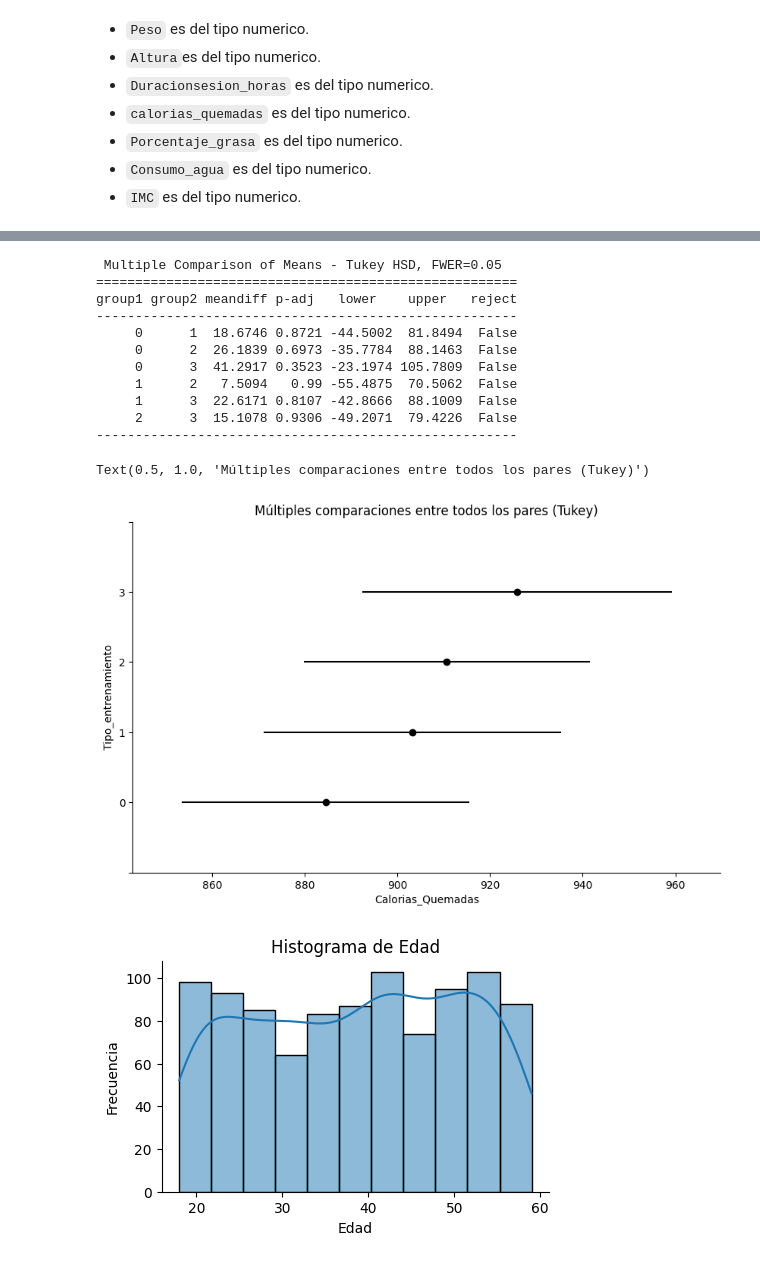
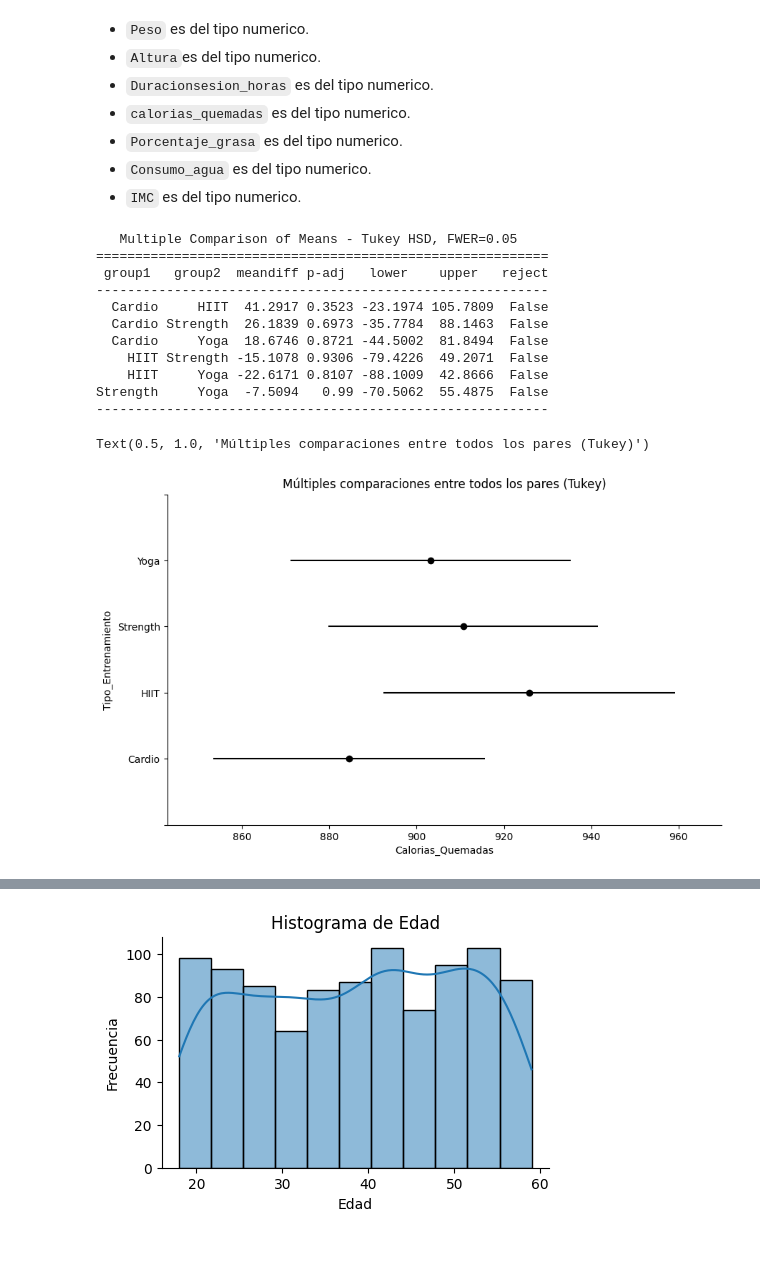
Before and after one commit to dayananathalih-prog/EstadisticaVerano2026, a Jupyter notebook: GymMembers/GYMMEMBERSu2.ipynb, the cells around one changed output, grey strips where cells are left out. Drawn from its saved outputs; the diff is of its cells as text; code cells hidden in the pictures.

```diff
--- a/GymMembers/GYMMEMBERSu2.ipynb
+++ b/GymMembers/GYMMEMBERSu2.ipynb
@@ -18,10 +18,6 @@ df
 | 971 | 32 | Male | 126.4 | 1.83 | 198 | 146 | 62 | 1.10 | ... |
 | 972 | 46 | Male | 88.7 | 1.63 | 166 | 146 | 66 | 0.75 | ... |
 973 rows × 15 columns
-# %%
-df.rename(columns={
- "Frecuenia_Entrenamiento (dias/semanas)":"Frecuencia_Entrenamiento (dias/semanas)"
-},inplace=True)
 # %%
 df.info()
 # %% [output]
@@ -88,6 +84,42 @@ df.dropna(inplace=True)
 + `Porcentaje_grasa` es del tipo numerico.
 + `Consumo_agua` es del tipo numerico.
 + `IMC` es del tipo numerico.
+# %%
+# Prueba pos-hoc, porque se debe hacer después de ANOVA
+from statsmodels.stats.multicomp import pairwise_tukeyhsd
+import matplotlib.pyplot as plt
+
+nivel_de_significancia = 0.05
+
+# Prueba de Tukey
+tukey = pairwise_tukeyhsd(
+    endog=df['Calorias_Quemadas'], # Variable de respuesta
+    groups=df['Tipo_Entrenamiento'],  # Variable categorica nominal
+    alpha=nivel_de_significancia) # nivel de significancia
+
+# Mostrar los resultados
+print(tukey)
+
+# Gráfico de las diferencias entre grupos
+tukey.plot_simultaneous(ylabel="Tipo_Entrenamiento", xlabel="Calorias_Quemadas")
+
+plt.gca().spines['right'].set_visible(False) # derecha
+plt.gca().spines['top'].set_visible(False)   # superior
+plt.title("Múltiples comparaciones entre todos los pares (Tukey)")
+# %% [output]
+   Multiple Comparison of Means - Tukey HSD, FWER=0.05
+==========================================================
+ group1   group2  meandiff p-adj   lower    upper   reject
+----------------------------------------------------------
+  Cardio     HIIT  41.2917 0.3523 -23.1974 105.7809  False
+  Cardio Strength  26.1839 0.6973 -35.7784  88.1463  False
+  Cardio     Yoga  18.6746 0.8721 -44.5002  81.8494  False
+    HIIT Strength -15.1078 0.9306 -79.4226  49.2071  False
+    HIIT     Yoga -22.6171 0.8107 -88.1009  42.8666  False
+Strength     Yoga  -7.5094   0.99 -70.5062  55.4875  False
+----------------------------------------------------------
+Text(0.5, 1.0, 'Múltiples comparaciones entre todos los pares (Tukey)')
+[figure, added]
 # %%
 df["Tipo_Entrenamiento"] = df["Tipo_Entrenamiento"].map({
     "Cardio": 0,
@@ -111,42 +143,6 @@ df
 | 971 | 32 | Male | 126.4 | 1.83 | 198 | 146 | 62 | 1.10 | ... |
 | 972 | 46 | Male | 88.7 | 1.63 | 166 | 146 | 66 | 0.75 | ... |
 973 rows × 15 columns
-# %%
-# Prueba pos-hoc, porque se debe hacer después de ANOVA
-from statsmodels.stats.multicomp import pairwise_tukeyhsd
-import matplotlib.pyplot as plt
-
-nivel_de_significancia = 0.05
-
-# Prueba de Tukey
-tukey = pairwise_tukeyhsd(
-    endog=df['Calorias_Quemadas'], # Variable de respuesta
-    groups=df['Tipo_Entrenamiento'],  # Variable categorica nominal
-    alpha=nivel_de_significancia) # nivel de significancia
-
-# Mostrar los resultados
-print(tukey)
-
-# Gráfico de las diferencias entre grupos
-tukey.plot_simultaneous(ylabel="Tipo_entrenamiento", xlabel="Calorias_Quemadas")
-
-plt.gca().spines['right'].set_visible(False) # derecha
-plt.gca().spines['top'].set_visible(False)   # superior
-plt.title("Múltiples comparaciones entre todos los pares (Tukey)")
-# %% [output]
- Multiple Comparison of Means - Tukey HSD, FWER=0.05
-======================================================
-group1 group2 meandiff p-adj   lower    upper   reject
-------------------------------------------------------
-     0      1  18.6746 0.8721 -44.5002  81.8494  False
-     0      2  26.1839 0.6973 -35.7784  88.1463  False
-     0      3  41.2917 0.3523 -23.1974 105.7809  False
-     1      2   7.5094   0.99 -55.4875  70.5062  False
-     1      3  22.6171 0.8107 -42.8666  88.1009  False
-     2      3  15.1078 0.9306 -49.2071  79.4226  False
-------------------------------------------------------
-Text(0.5, 1.0, 'Múltiples comparaciones entre todos los pares (Tukey)')
-[figure, removed]
 # %%
 import matplotlib.pyplot as plt
 import seaborn as sns
```
Also changed, not shown: parts of 5 cells of this notebook.
